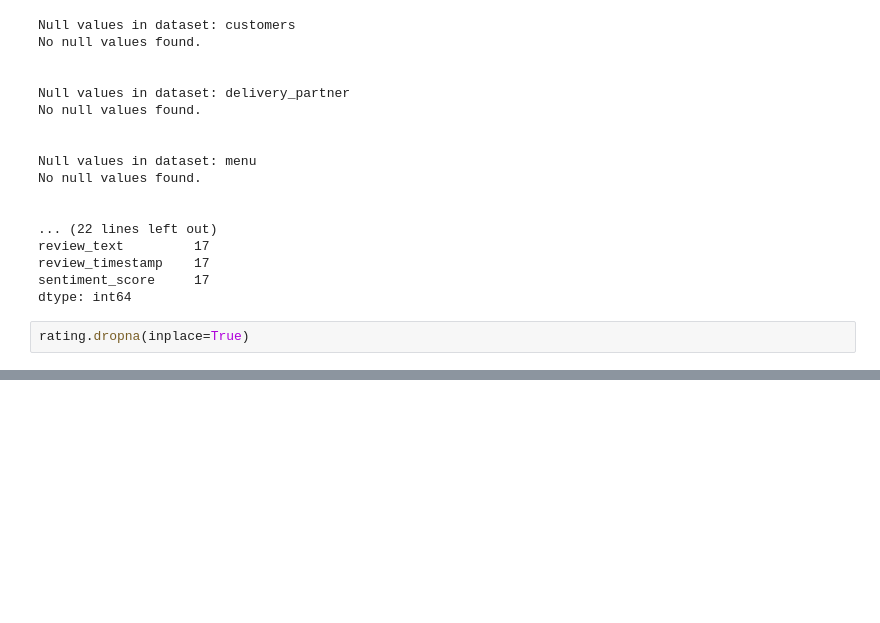
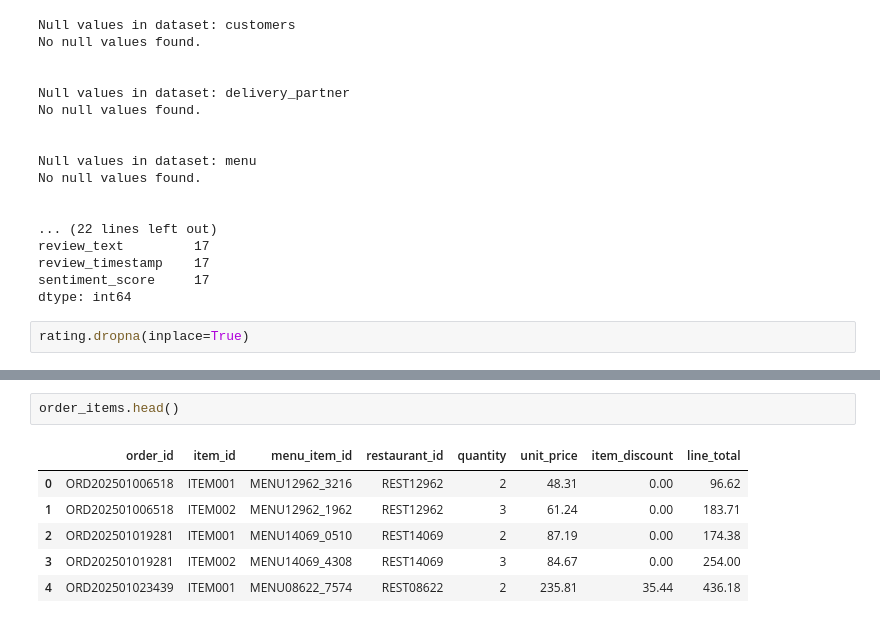
Before and after one commit to gauravvxv/QuickBite-Express-Crisis-Recovery, a Jupyter notebook: Notebook/QuickBite.ipynb, the cells around one changed output, grey strips where cells are left out. Saved outputs shown, nothing was run; the diff lists cells and outputs as text; blank space fills up the shorter version.

```diff
--- a/Notebook/QuickBite.ipynb
+++ b/Notebook/QuickBite.ipynb
@@ -114,0 +121,9 @@ dtype: int64
+# %%
+order_items.head()
+# %% [output]
+|  | order_id | item_id | menu_item_id | restaurant_id | quantity | unit_price | item_discount | line_total |
+| 0 | ORD202501006518 | ITEM001 | MENU12962_3216 | REST12962 | 2 | 48.31 | 0.00 | 96.62 |
+| 1 | ORD202501006518 | ITEM002 | MENU12962_1962 | REST12962 | 3 | 61.24 | 0.00 | 183.71 |
+| 2 | ORD202501019281 | ITEM001 | MENU14069_0510 | REST14069 | 2 | 87.19 | 0.00 | 174.38 |
+| 3 | ORD202501019281 | ITEM002 | MENU14069_4308 | REST14069 | 3 | 84.67 | 0.00 | 254.00 |
+| 4 | ORD202501023439 | ITEM001 | MENU08622_7574 | REST08622 | 2 | 235.81 | 35.44 | 436.18 |
```
Also changed, not shown: parts of 8 cells of this notebook.
